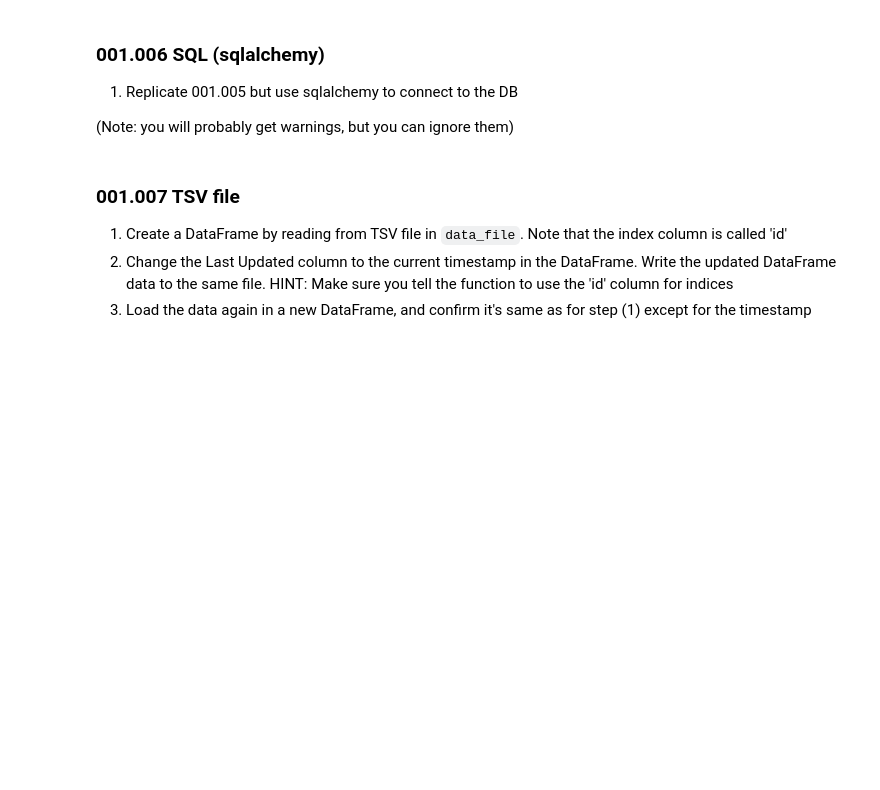
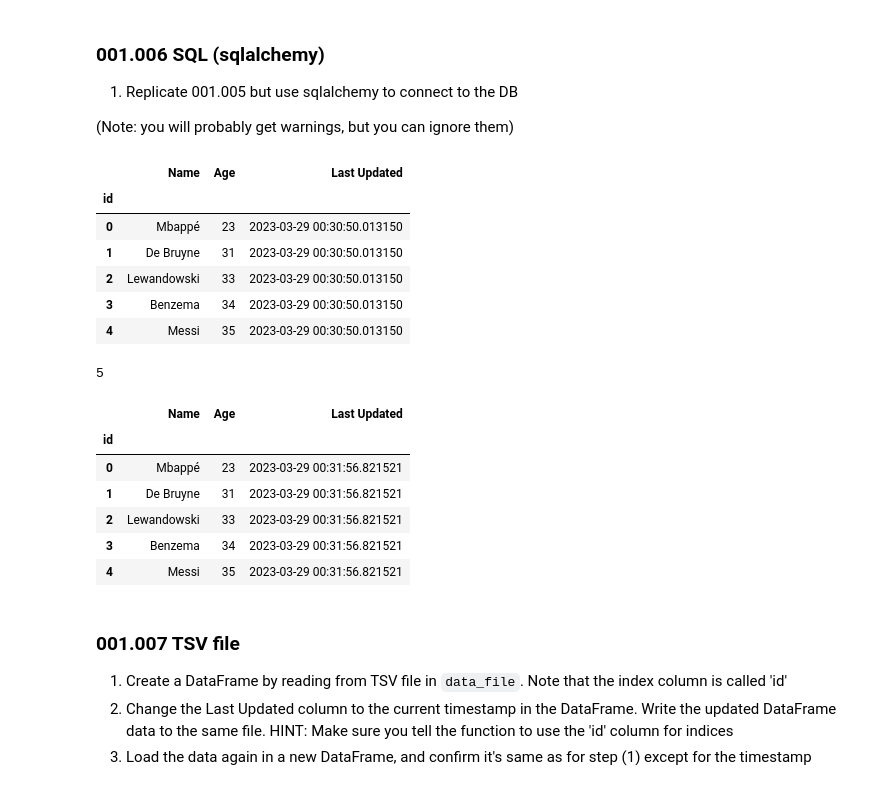
Before and after one commit to gotofritz/jupyter, a Jupyter notebook: katas/pandas_katas/001_pandas.ipynb, the cells around one changed output. Saved outputs shown, nothing was run; the diff lists cells and outputs as text; code cells hidden in the pictures; blank space fills up the shorter version.

```diff
--- a/katas/pandas_katas/001_pandas.ipynb
+++ b/katas/pandas_katas/001_pandas.ipynb
@@ -83,6 +222,34 @@ ages_as_list = [ 23,       31,          33,             34,        35]
 (Note: you will probably get warnings, but you can ignore them)
 # %%
 # solution
+from sqlalchemy import create_engine
+
+engine = create_engine("sqlite:///001.005.sqlite")
+con = engine.raw_connection()
+df = pd.read_sql("SELECT * FROM players", con=con, index_col="id")
+df
+
+
+df["Last Updated"] = pd.Timestamp.now()
+df.to_sql("players", con=con, index=True, index_label="id", if_exists="replace")
+
+pd.read_sql("SELECT * FROM players", con=con, index_col="id")
+# %% [output]
+|  | Name | Age | Last Updated |
+| id |  |  |  |
+| 0 | Mbappé | 23 | 2023-03-29 00:30:50.013150 |
+| 1 | De Bruyne | 31 | 2023-03-29 00:30:50.013150 |
+| 2 | Lewandowski | 33 | 2023-03-29 00:30:50.013150 |
+| 3 | Benzema | 34 | 2023-03-29 00:30:50.013150 |
+| 4 | Messi | 35 | 2023-03-29 00:30:50.013150 |
+5
+|  | Name | Age | Last Updated |
+| id |  |  |  |
+| 0 | Mbappé | 23 | 2023-03-29 00:31:56.821521 |
+| 1 | De Bruyne | 31 | 2023-03-29 00:31:56.821521 |
+| 2 | Lewandowski | 33 | 2023-03-29 00:31:56.821521 |
+| 3 | Benzema | 34 | 2023-03-29 00:31:56.821521 |
+| 4 | Messi | 35 | 2023-03-29 00:31:56.821521 |
 # %% [markdown]
 ### 001.007 TSV file
 
```
Also changed, not shown: parts of 7 cells of this notebook, 10 other files.
